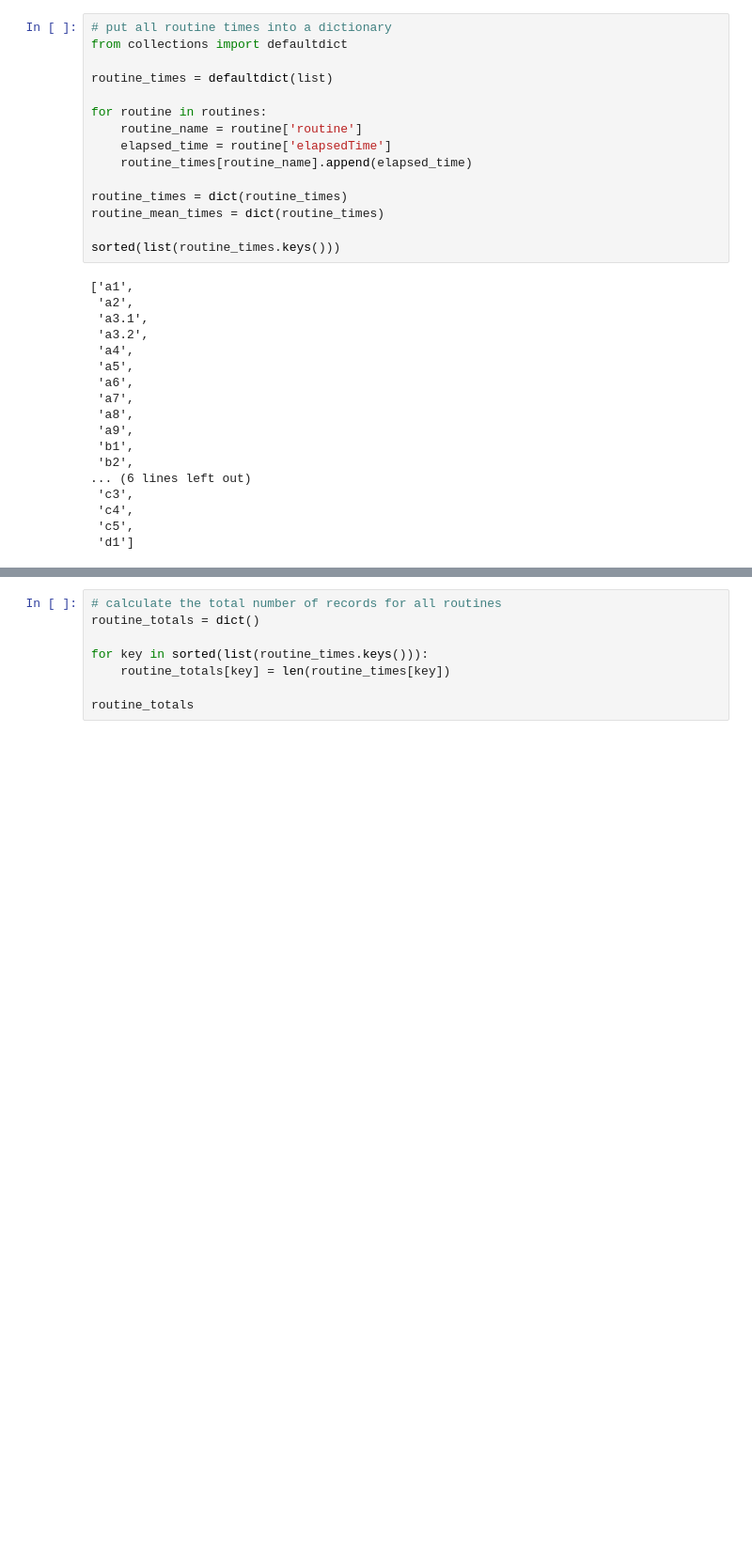
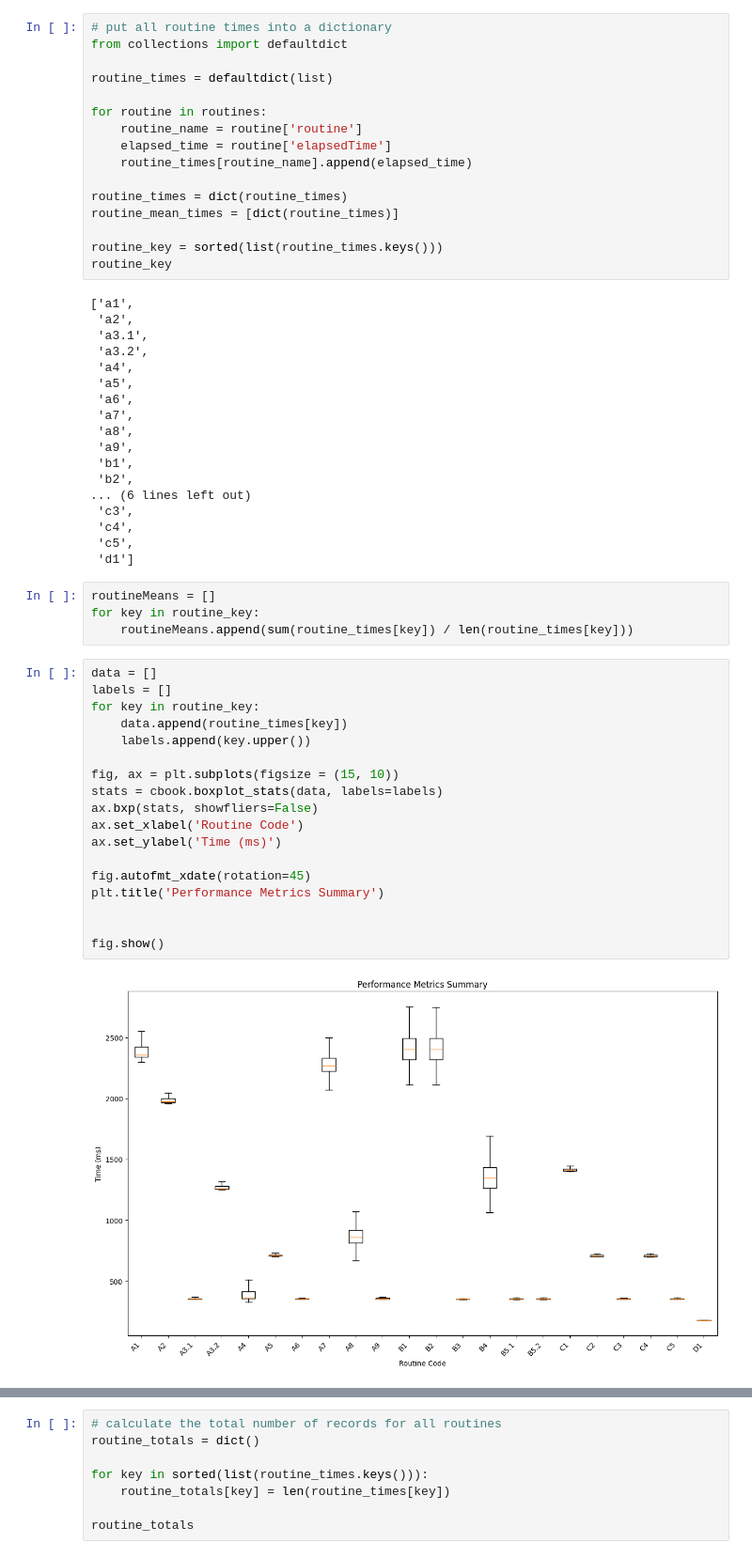
Before and after one commit to VeeIsForVictor/enotaryo-results, a Jupyter notebook: graphs.ipynb, the cells around one changed output, grey strips where cells are left out. Shown at 94% size. Cells and saved outputs as stored; diff of their text form; blank space fills up the shorter version.

Commit message:
added graphs and others. im sorry its messy

```diff
--- a/graphs.ipynb
+++ b/graphs.ipynb
@@ -90,9 +157,10 @@ for routine in routines:
     routine_times[routine_name].append(elapsed_time)
 
 routine_times = dict(routine_times)
-routine_mean_times = dict(routine_times)
+routine_mean_times = [dict(routine_times)]
 
-sorted(list(routine_times.keys()))
+routine_key = sorted(list(routine_times.keys()))
+routine_key
 # %% [output]
 ['a1',
  'a2',
@@ -111,3 +179,27 @@ sorted(list(routine_times.keys()))
  'c4',
  'c5',
  'd1']
+# %%
+routineMeans = []
+for key in routine_key:
+    routineMeans.append(sum(routine_times[key]) / len(routine_times[key]))
+# %%
+data = []
+labels = []
+for key in routine_key:
+    data.append(routine_times[key])
+    labels.append(key.upper())
+
+fig, ax = plt.subplots(figsize = (15, 10))
+stats = cbook.boxplot_stats(data, labels=labels)
+ax.bxp(stats, showfliers=False)
+ax.set_xlabel('Routine Code')
+ax.set_ylabel('Time (ms)')
+
+fig.autofmt_xdate(rotation=45)
+plt.title('Performance Metrics Summary')
+
+
+fig.show()
+# %% [output]
+[figure, added]
```
Also changed, not shown: parts of 16 cells of this notebook, 4 other files.
